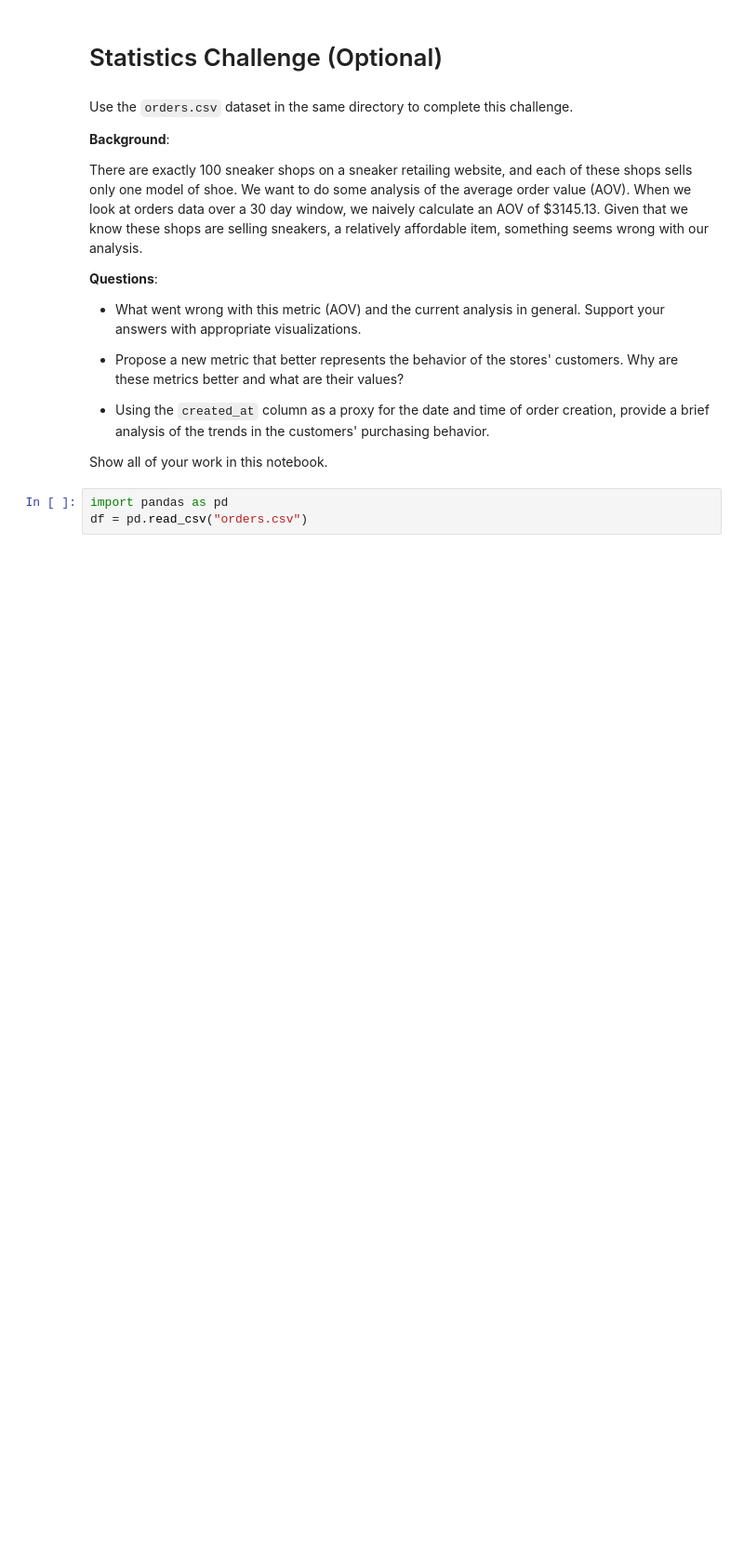
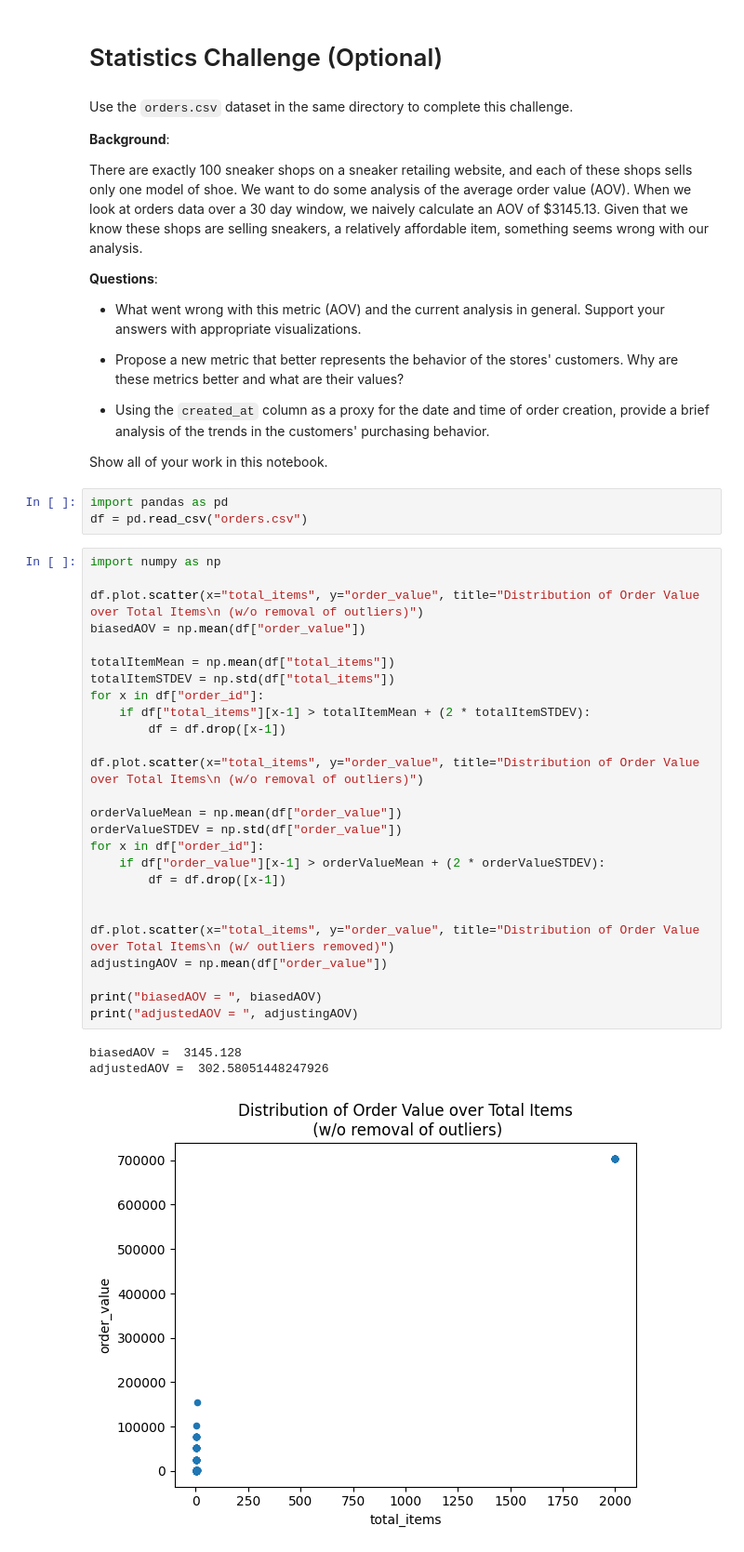
Before and after one commit to evan-geiss/evan_geiss_mdst_tutorials, a Jupyter notebook: Optional Challenges/Statistics Focus/stats_challenge.ipynb, the cells around one changed output. Shown: that part at 93% size. Cells and saved outputs as stored; diff of their text form; blank space fills up the shorter version.

```diff
--- a/Optional Challenges/Statistics Focus/stats_challenge.ipynb
+++ b/Optional Challenges/Statistics Focus/stats_challenge.ipynb
@@ -19,3 +19,33 @@ Show all of your work in this notebook.
 # %%
 import pandas as pd
 df = pd.read_csv("orders.csv")
+# %%
+import numpy as np
+
+df.plot.scatter(x="total_items", y="order_value", title="Distribution of Order Value over Total Items\n (w/o removal of outliers)")
+biasedAOV = np.mean(df["order_value"])
+
+totalItemMean = np.mean(df["total_items"])
+totalItemSTDEV = np.std(df["total_items"])
+for x in df["order_id"]:
+    if df["total_items"][x-1] > totalItemMean + (2 * totalItemSTDEV):
+        df = df.drop([x-1])
+
+df.plot.scatter(x="total_items", y="order_value", title="Distribution of Order Value over Total Items\n (w/o removal of outliers)")
+
+orderValueMean = np.mean(df["order_value"])
+orderValueSTDEV = np.std(df["order_value"])
+for x in df["order_id"]:
+    if df["order_value"][x-1] > orderValueMean + (2 * orderValueSTDEV):
+        df = df.drop([x-1])
+
+
+df.plot.scatter(x="total_items", y="order_value", title="Distribution of Order Value over Total Items\n (w/ outliers removed)")
+adjustingAOV = np.mean(df["order_value"])
+
+print("biasedAOV = ", biasedAOV)
+print("adjustedAOV = ", adjustingAOV)
+# %% [output]
+biasedAOV =  3145.128
+adjustedAOV =  302.58051448247926
+[figure, added]
```
Also changed, not shown: parts of 2 cells of this notebook, 4 other files.
